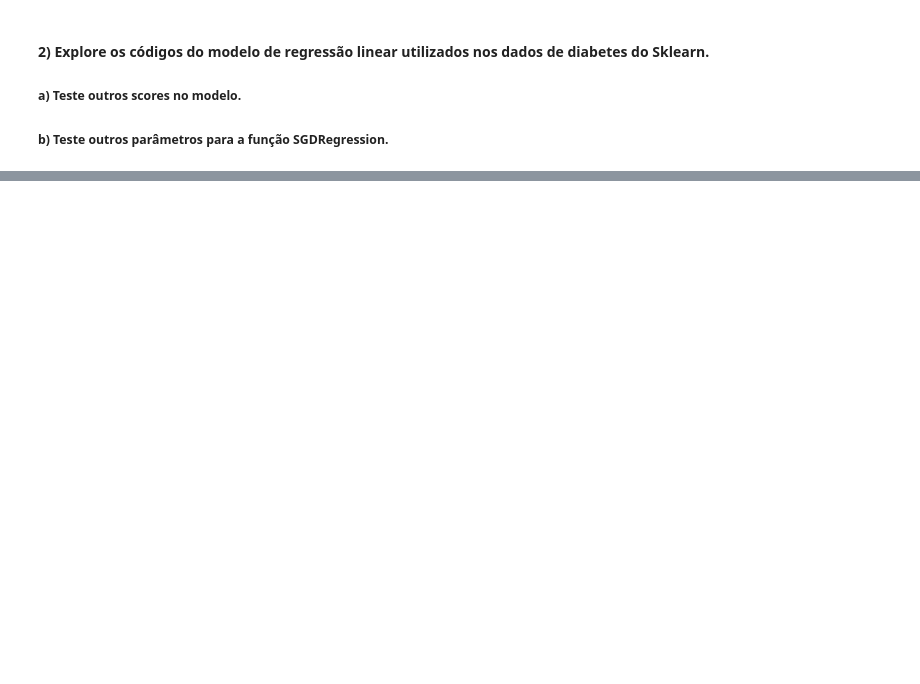
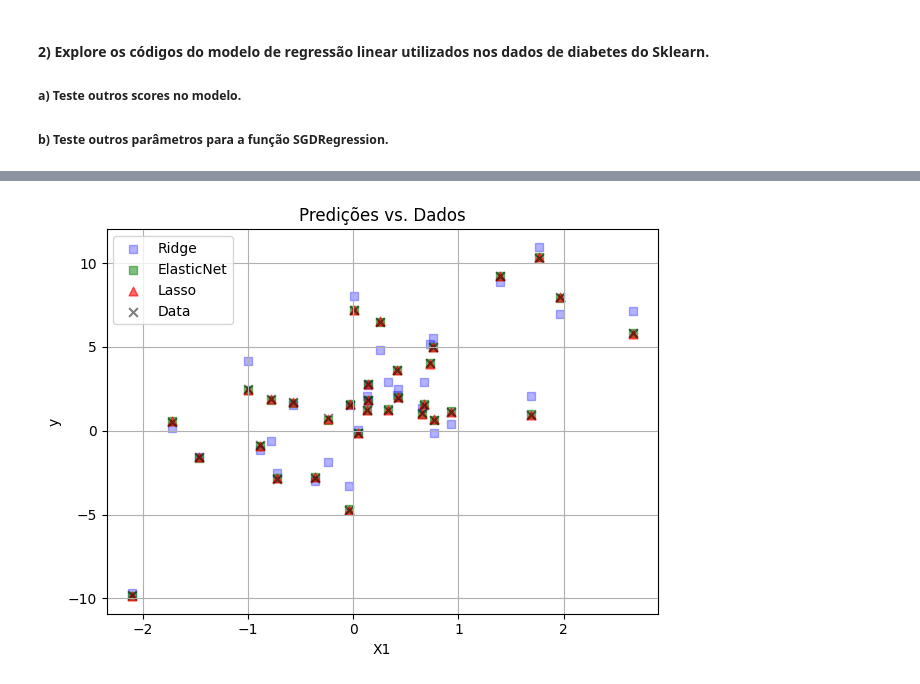
Before and after one commit to r2nery/ml-comp-methods, a Jupyter notebook: modulo-3.ipynb, the cells around one changed output, grey strips where cells are left out. Saved outputs shown, nothing was run; the diff lists cells and outputs as text; code cells hidden in the pictures; blank space fills up the shorter version.

```diff
--- a/modulo-3.ipynb
+++ b/modulo-3.ipynb
@@ -500,0 +630,17 @@ Fitting 5 folds for each of 50 candidates, totalling 250 fits
+# %%
+import matplotlib.pyplot as plt
+
+plt.scatter(X_test[:, 0], y_pred_ridge, alpha=0.3, label='Ridge', s=40, c='blue', marker='s')
+plt.scatter(X_test[:, 0], y_pred_elastic, alpha=0.5, label='ElasticNet', s=40, c='green', marker='s')
+plt.scatter(X_test[:, 0], y_pred_lasso, alpha=0.6, label='Lasso', s=40, c='red', marker='^')
+plt.scatter(X_test[:, 0], y_test, alpha=0.5, label='Data', s=40, c='black', marker='x')
+
+plt.title('Predições vs. Dados')
+plt.xlabel('X1')
+plt.ylabel('y')
+plt.legend()
+plt.grid(True)
+plt.tight_layout()
+plt.show()
+# %% [output]
+[figure, added]
```
Also changed, not shown: parts of 25 cells of this notebook, 1 other file.
